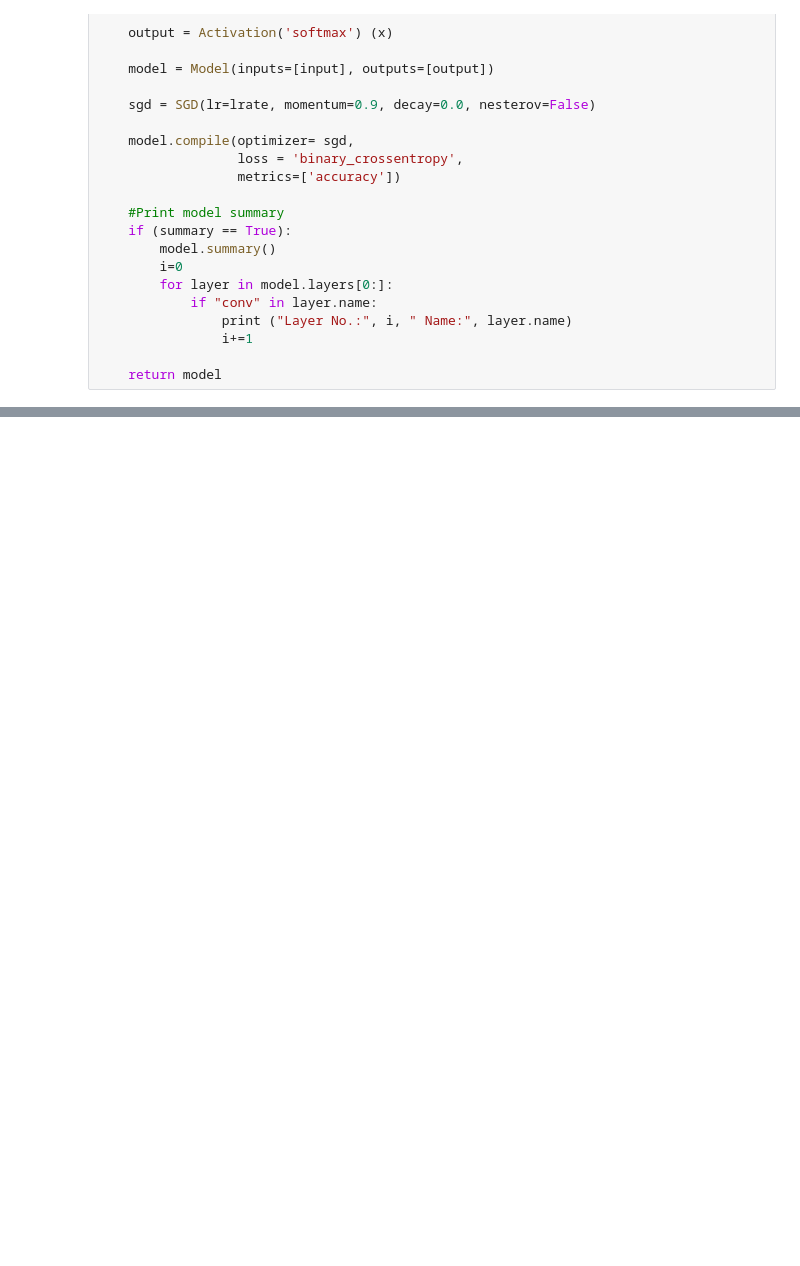
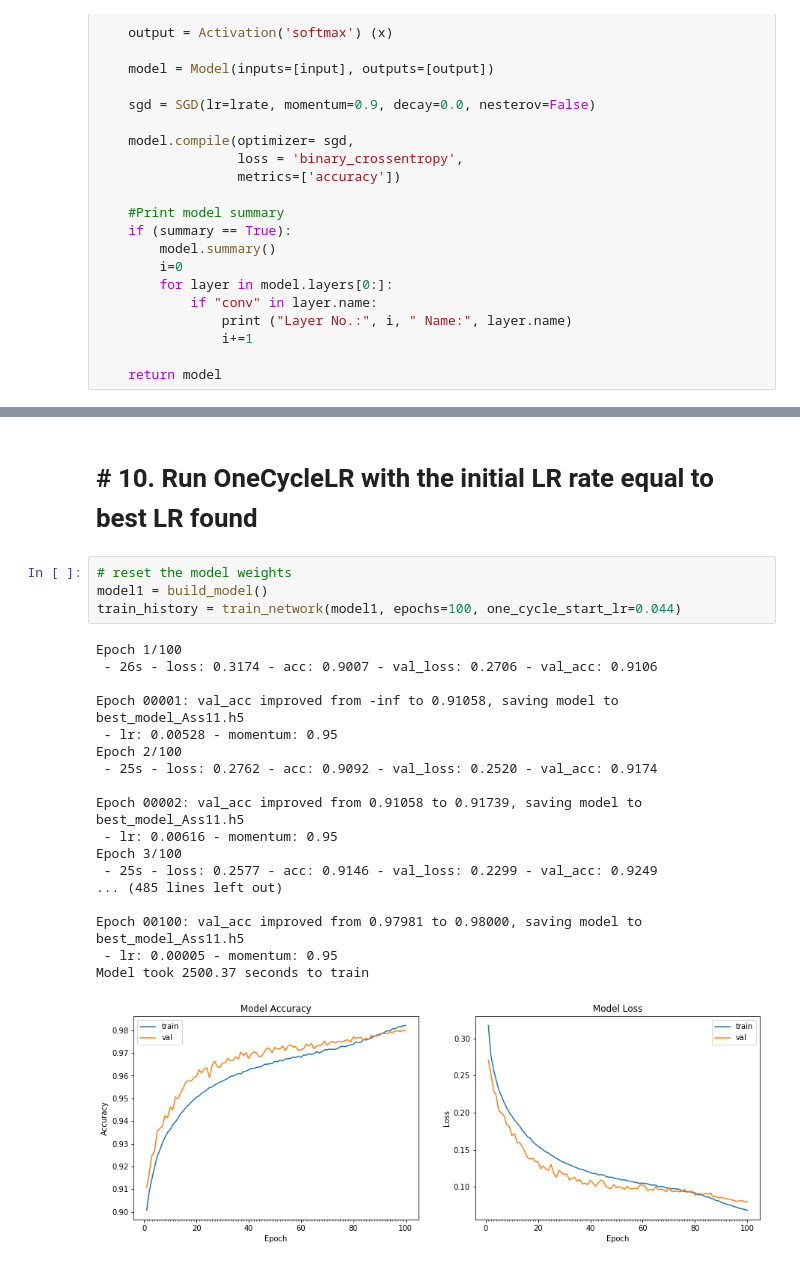
Before and after one commit to rashidmeras/EVA_PHASE1, a Jupyter notebook: Assignment12/EVA_S12_Assignment12.ipynb, the cells around one changed output, grey strips where cells are left out. Cells and saved outputs as stored; diff of their text form; blank space fills up the shorter version.

```diff
--- a/Assignment12/EVA_S12_Assignment12.ipynb
+++ b/Assignment12/EVA_S12_Assignment12.ipynb
@@ -519,0 +901,25 @@ Thank you!
+# %% [markdown]
+# # 10. Run OneCycleLR with the initial LR rate equal to best LR found
+# %%
+# reset the model weights
+model1 = build_model()
+train_history = train_network(model1, epochs=100, one_cycle_start_lr=0.044)
+# %% [output]
+Epoch 1/100
+ - 26s - loss: 0.3174 - acc: 0.9007 - val_loss: 0.2706 - val_acc: 0.9106
+
+Epoch 00001: val_acc improved from -inf to 0.91058, saving model to best_model_Ass11.h5
+ - lr: 0.00528 - momentum: 0.95
+Epoch 2/100
+ - 25s - loss: 0.2762 - acc: 0.9092 - val_loss: 0.2520 - val_acc: 0.9174
+
+Epoch 00002: val_acc improved from 0.91058 to 0.91739, saving model to best_model_Ass11.h5
+ - lr: 0.00616 - momentum: 0.95
+Epoch 3/100
+ - 25s - loss: 0.2577 - acc: 0.9146 - val_loss: 0.2299 - val_acc: 0.9249
+... (485 lines left out)
+
+Epoch 00100: val_acc improved from 0.97981 to 0.98000, saving model to best_model_Ass11.h5
+ - lr: 0.00005 - momentum: 0.95
+Model took 2500.37 seconds to train
+[figure, added]
```
Also changed, not shown: parts of 22 cells of this notebook.
